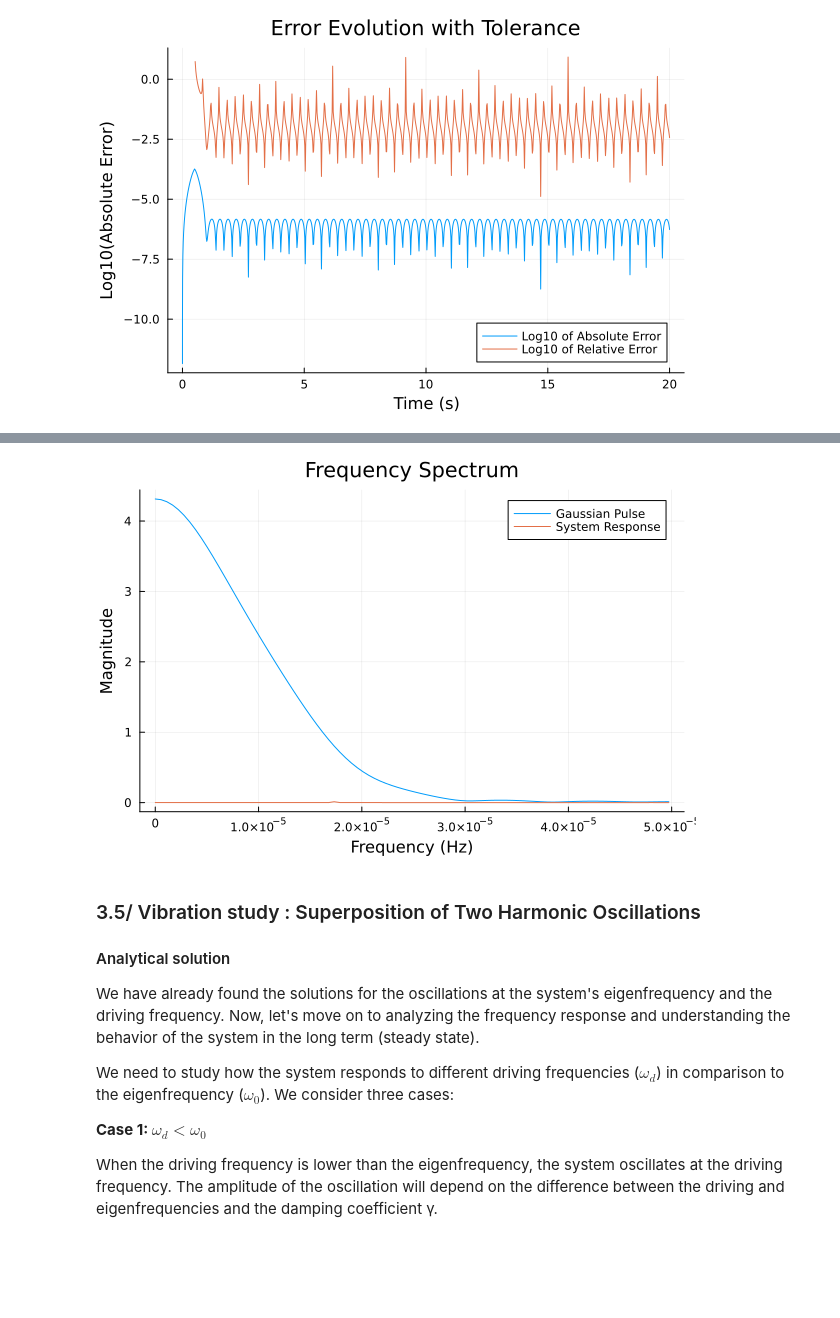
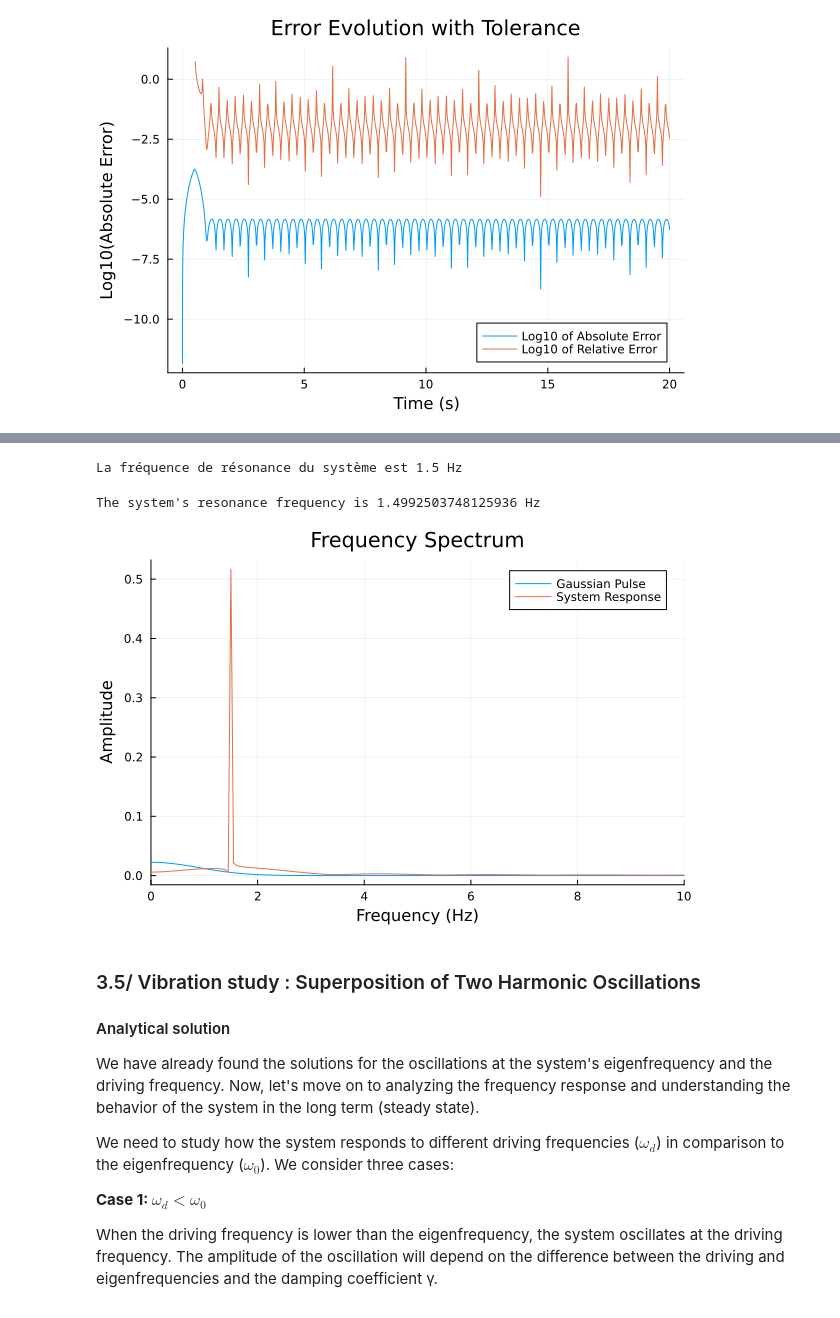
Before and after one commit to AnouchkaDESMETTRE/TU_Delft_Internship, a Jupyter notebook: Anouchka_TU_DELFT_Internship.ipynb, the cells around one changed output, grey strips where cells are left out. Cells and saved outputs as stored; diff of their text form; code cells hidden in the pictures; blank space fills up the shorter version.

```diff
--- a/Anouchka_TU_DELFT_Internship.ipynb
+++ b/Anouchka_TU_DELFT_Internship.ipynb
@@ -656,12 +623,55 @@ plot(p7, p8, layout = (2, 1))
-# %%
-# Plot the FFT of the Gaussian pulse and the system's response on the same plot
-p9 = plot(positive_freqs_gaussian, positive_fft_result_gaussian, xlabel="Frequency (Hz)", ylabel="Magnitude", title="Frequency Spectrum", label="Gaussian Pulse")
-plot!(p9, positive_freqs, positive_fft_result, label="System Response")
-
-# Display the plot
-display(p9)
-# %% [output]
-[figure, removed]
+# %%
+# Given resonant frequency in rad/s
+ω0 = 2 * π * 1.5  # Resonant frequency (rad/s)
+
+# Calculate the resonant frequency in Hz
+f0 = ω0 / (2 * π)
+
+println("La fréquence de résonance du système est $f0 Hz")
+# %% [output]
+La fréquence de résonance du système est 1.5 Hz
+# %%
+using FFTW, Plots
+
+# Adjust the time resolution for better FFT accuracy
+t = 0:0.01:20.0  # Time interval for better resolution
+
+# Redefine the Gaussian pulse signal with the new time resolution
+gaussian_signal = [gaussian_pulse(ti, t0, F0, sigma) for ti in t]
+
+# Calculate the FFT of the Gaussian pulse signal
+fft_result_gaussian = fft(gaussian_signal)
+
+# Calculate the frequencies corresponding to the FFT coefficients
+N = length(t)
+T = t[2] - t[1]
+Fs = 1 / T
+freqs = [i * Fs / N for i in 0:N-1]
+
+# Filter to keep only positive frequencies up to 10 Hz
+positive_indices = findall(x -> x <= 10 && x <= Fs/2, freqs)
+positive_freqs = freqs[positive_indices]
+positive_fft_result_gaussian = abs.(fft_result_gaussian[positive_indices]) / N
+
+# Calculate the FFT of the system response
+u_analytical = analytical_solution_damped(t, t0, F0, m, gamma, w0, w0)
+fft_result = fft(u_analytical)
+positive_fft_result = abs.(fft_result[positive_indices]) / N
+
+# Plot the FFT of the Gaussian pulse and the system response on the same graph
+p9 = plot(positive_freqs, positive_fft_result_gaussian, label="Gaussian Pulse", xlabel="Frequency (Hz)", ylabel="Amplitude", title="Frequency Spectrum", xlim=(0, 10))
+plot!(p9, positive_freqs, positive_fft_result, label="System Response")
+
+# Identify the resonance peak
+resonance_index = argmax(positive_fft_result)
+resonance_frequency = positive_freqs[resonance_index]
+println("The system's resonance frequency is $resonance_frequency Hz")
+
+# Display the graph
+display(p9)
+# %% [output]
+The system's resonance frequency is 1.4992503748125936 Hz
+[figure, added]
 # %% [markdown]
 ### 3.5/ Vibration study : Superposition of Two Harmonic Oscillations
 
```
Also changed, not shown: parts of 7 cells of this notebook.
